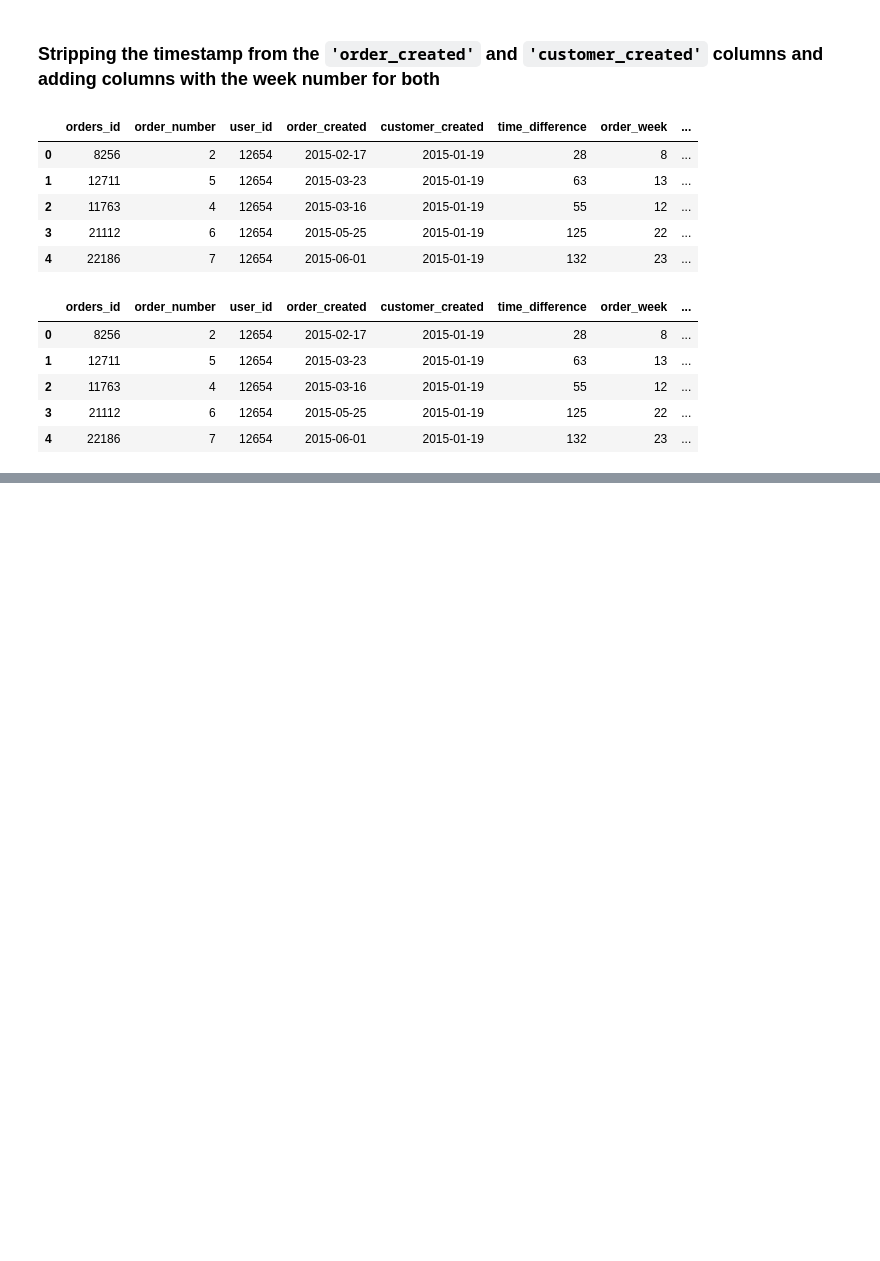
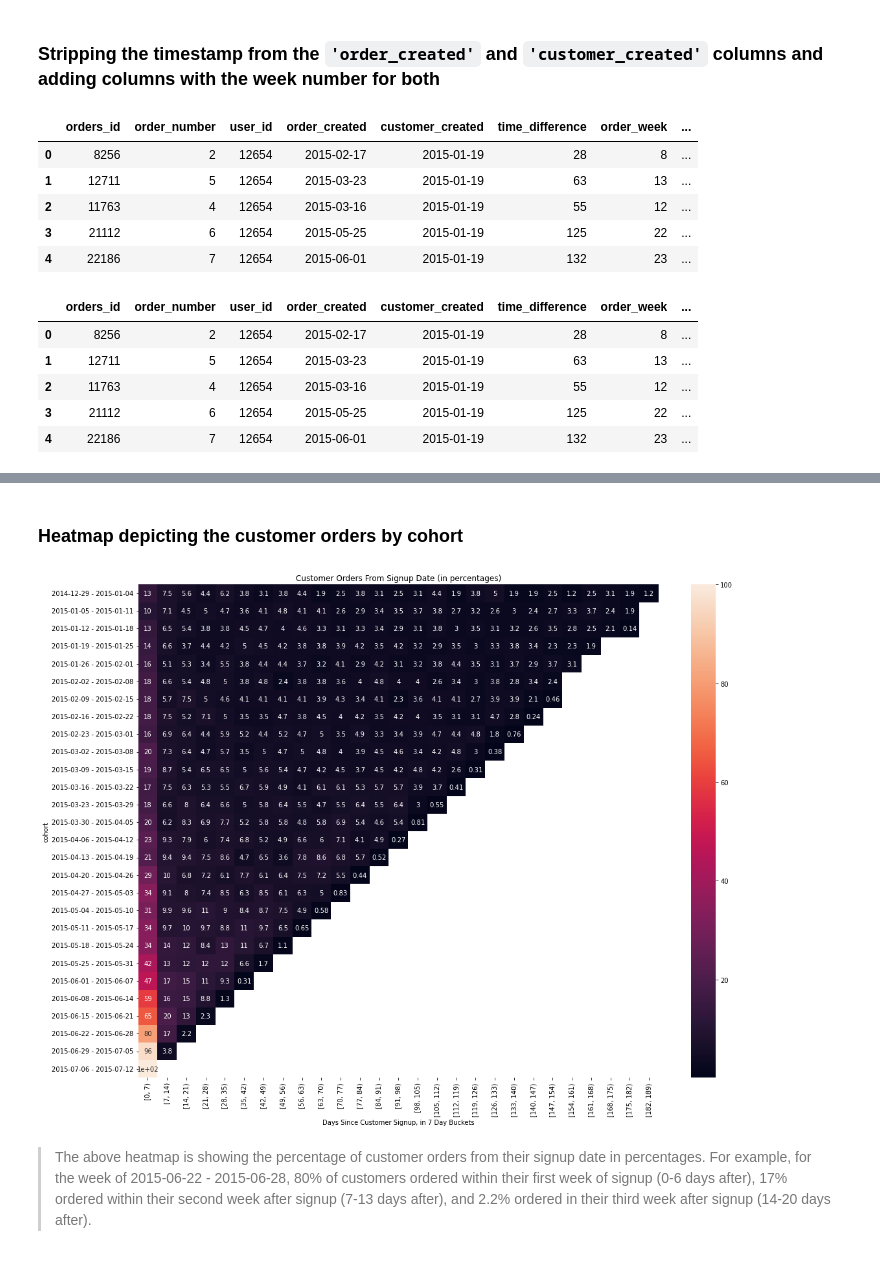
Before and after one commit to jpetersen626/Invitae_Interview_Cohort_Analysis, a Jupyter notebook: Invitae_Analysis_JP.ipynb, the cells around one changed output, grey strips where cells are left out. Saved outputs shown, nothing was run; the diff lists cells and outputs as text; code cells hidden in the pictures; blank space fills up the shorter version.

```diff
--- a/Invitae_Analysis_JP.ipynb
+++ b/Invitae_Analysis_JP.ipynb
@@ -319,0 +364,3 @@ df_combined.sort_values(by='customer_week', ascending=False)
+# %%
+df_combined['time_dif_buckets'] = pd.cut(df_combined['time_difference'],
+                                bins=np.arange(0,190,7), right=False, include_lowest=True)
@@ -319,0 +378,5 @@ df_combined.sort_values(by='customer_week', ascending=False)
+# %%
+# the customers column is the # of distinct customers for each bucket
+
+df_2 = df_combined.groupby(['cohort', 'time_dif_buckets']).agg(customers=('user_id', 'nunique')).reset_index(drop=False)
+df_2.head()
@@ -319,0 +390,10 @@ df_combined.sort_values(by='customer_week', ascending=False)
+# %%
+df_2_pivot = df_2.pivot_table(index='cohort', columns='time_dif_buckets', values='customers')
+
+# adding a column for the total number of customers per cohort
+df_2_pivot['customers_total'] = df_2.groupby('cohort').sum('customers')
+
+# moving that column to the first column
+df_2_pivot.insert(0, 'customers_total', df_2_pivot.pop('customers_total'))
+
+df_2_pivot
@@ -319,0 +420,4 @@ df_combined.sort_values(by='customer_week', ascending=False)
+# %%
+# getting a percentage of the customers ordering per bucket
+df_2_percentages = df_2_pivot.divide(df_2_pivot['customers_total'], axis=0)*100
+df_2_percentages.head()
@@ -319,0 +433,12 @@ df_combined.sort_values(by='customer_week', ascending=False)
+# %% [markdown]
+### Heatmap depicting the customer orders by cohort
+# %%
+plt.figure(figsize=(18,14))
+plt.title('Customer Orders From Signup Date (in percentages)')
+sns.heatmap(df_2_percentages.drop(columns='customers_total'), annot=True, vmin=0.1, vmax=100,
+            mask=df_2_percentages.drop(columns='customers_total') < 0.1)
+plt.xlabel('Days Since Customer Signup, in 7 Day Buckets');
+# %% [output]
+[figure, added]
+# %% [markdown]
+> The above heatmap is showing the percentage of customer orders from their signup date in percentages. For example, for the week of 2015-06-22 - 2015-06-28, 80% of customers ordered within their first week of signup (0-6 days after), 17% ordered within their second week after signup (7-13 days after), and 2.2% ordered in their third week after signup (14-20 days after).
```
Also changed, not shown: parts of 14 cells of this notebook.
